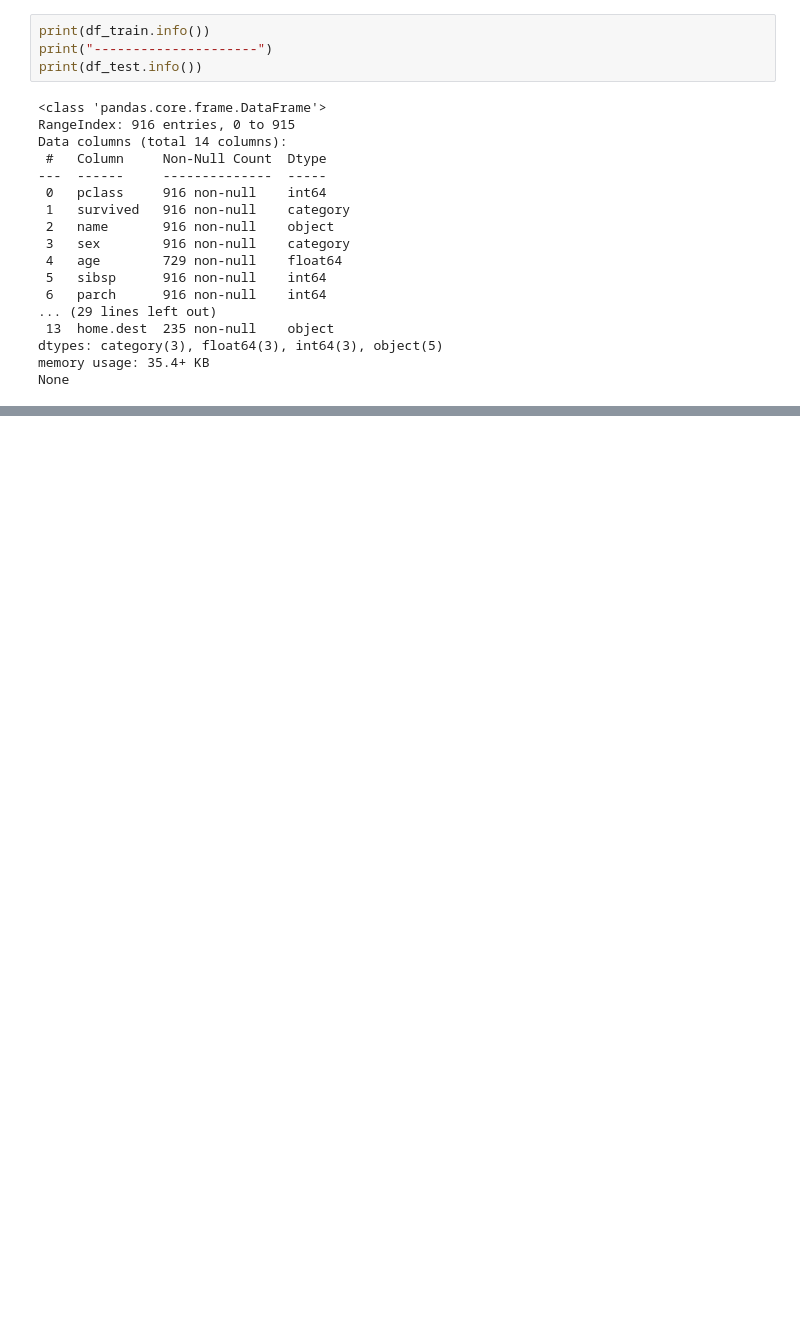
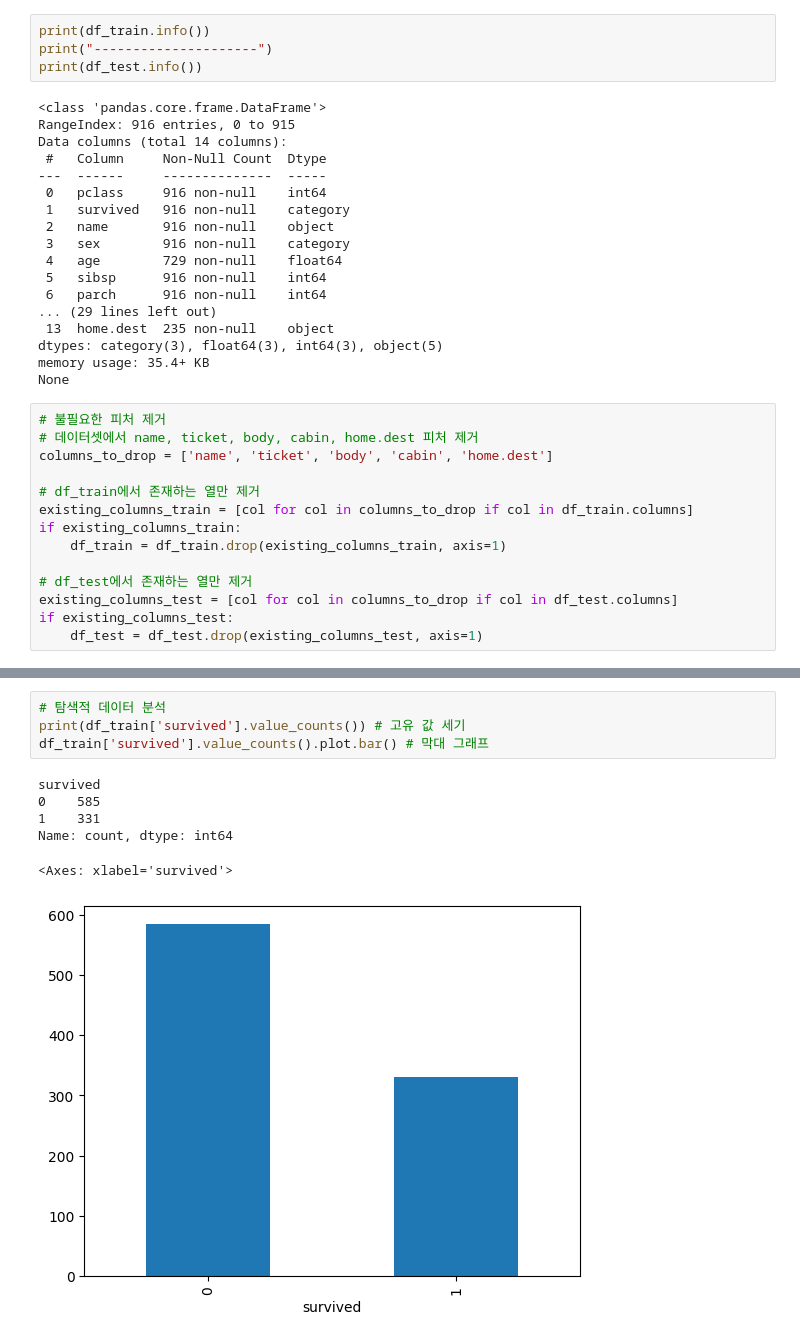
Before and after one commit to ryueuitae-blip/AIEYES-STUDY, a Jupyter notebook: 타이타닉데이터셋.ipynb, the cells around one changed output, grey strips where cells are left out. Saved outputs shown, nothing was run; the diff lists cells and outputs as text; blank space fills up the shorter version.

```diff
--- a/타이타닉데이터셋.ipynb
+++ b/타이타닉데이터셋.ipynb
@@ -69,3 +69,17 @@ Data columns (total 14 columns):
 dtypes: category(3), float64(3), int64(3), object(5)
 memory usage: 35.4+ KB
 None
+# %%
+# 불필요한 피처 제거
+# 데이터셋에서 name, ticket, body, cabin, home.dest 피처 제거
+columns_to_drop = ['name', 'ticket', 'body', 'cabin', 'home.dest']
+
+# df_train에서 존재하는 열만 제거
+existing_columns_train = [col for col in columns_to_drop if col in df_train.columns]
+if existing_columns_train:
+    df_train = df_train.drop(existing_columns_train, axis=1)
+
+# df_test에서 존재하는 열만 제거
+existing_columns_test = [col for col in columns_to_drop if col in df_test.columns]
+if existing_columns_test:
+    df_test = df_test.drop(existing_columns_test, axis=1)
@@ -71,0 +108,11 @@ None
+# %%
+# 탐색적 데이터 분석
+print(df_train['survived'].value_counts()) # 고유 값 세기
+df_train['survived'].value_counts().plot.bar() # 막대 그래프
+# %% [output]
+survived
+0    585
+1    331
+Name: count, dtype: int64
+<Axes: xlabel='survived'>
+[figure, added]
```
Also changed, not shown: parts of 3 cells of this notebook.
